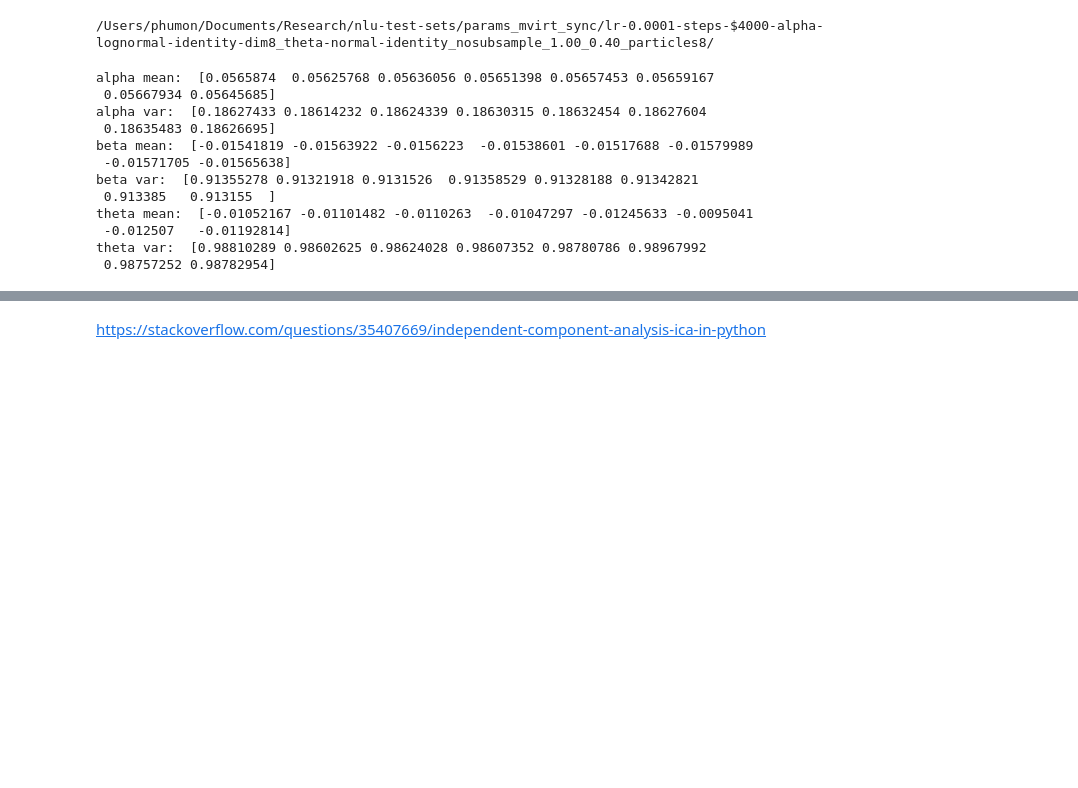
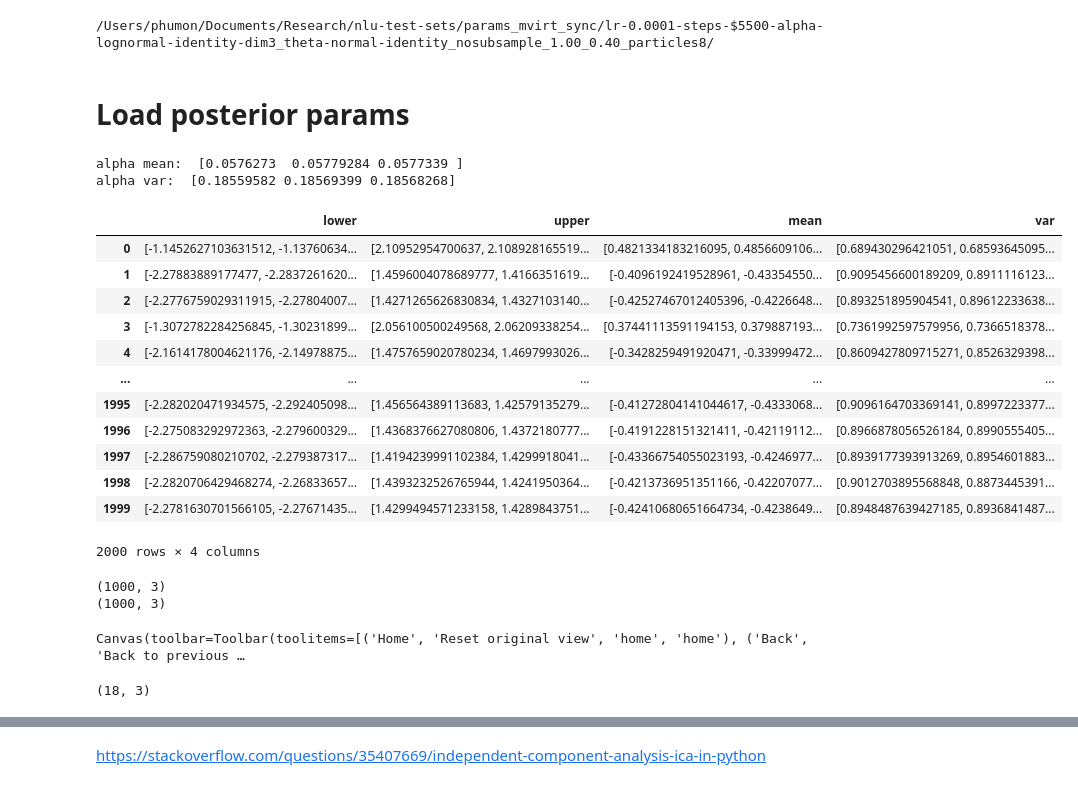
Before and after one commit to nyu-mll/nlu-test-sets, a Jupyter notebook: mirt_analysis/ICA.ipynb, the cells around one changed output, grey strips where cells are left out. Saved outputs shown, nothing was run; the diff lists cells and outputs as text; code cells hidden in the pictures; blank space fills up the shorter version.

```diff
--- a/mirt_analysis/ICA.ipynb
+++ b/mirt_analysis/ICA.ipynb
@@ -17,0 +20,6 @@ import matplotlib.pyplot as plt
+# %%
+base_dir='/Users/phumon/Documents/Research/nlu-test-sets/data_synthetic'
+path_prior_1=f'params_sync_dim3_mean0_alpha-lognormal-4.00_theta-normal-4.00_irt_all_coded.p'
+exp_prior_1=os.path.join(base_dir, path_prior_1)
+
+print(exp_prior_1)
@@ -17,0 +28,4 @@ import matplotlib.pyplot as plt
+# %%
+with open(exp_prior_1, 'rb') as f:
+    prior_dist = pickle.load(f)
+prior_dist
@@ -19,12 +51,14 @@ import matplotlib.pyplot as plt
 import os
 dim=3
 base_dir='/Users/phumon/Documents/Research/nlu-test-sets/params_mvirt_sync'
-file_name=f'lr-0.0001-steps-$4000-alpha-lognormal-identity-dim8_theta-normal-identity_nosubsample_1.00_0.40_particles8/'
+file_name=f'lr-0.0001-steps-$5500-alpha-lognormal-identity-dim3_theta-normal-identity_nosubsample_1.00_0.40_particles8/'
 exp_dir=os.path.join(base_dir, file_name)
 
 print(exp_dir)
 # %% [output]
-/Users/phumon/Documents/Research/nlu-test-sets/params_mvirt_sync/lr-0.0001-steps-$4000-alpha-lognormal-identity-dim8_theta-normal-identity_nosubsample_1.00_0.40_particles8/
+/Users/phumon/Documents/Research/nlu-test-sets/params_mvirt_sync/lr-0.0001-steps-$5500-alpha-lognormal-identity-dim3_theta-normal-identity_nosubsample_1.00_0.40_particles8/
+# %% [markdown]
+# Load posterior params
 # %%
 param_plot_stats = {}
 keys = ['a', 'b', 'g', 't']
@@ -37,20 +71,50 @@ param_plot_stats['a']['log_mean'] = param_plot_stats['a']['mean'].apply(lambda x
 alpha_mean, alpha_var = param_plot_stats['a']["log_mean"].to_numpy().mean(), param_plot_stats['a']["var"].to_numpy().mean()
 print("alpha mean: ", alpha_mean)
 print("alpha var: ", alpha_var)
-print("beta mean: ", beta_mean)
-print("beta var: ", beta_var)
-print("theta mean: ", t_mean)
-print("theta var: ", t_var)
 # %% [output]
-alpha mean:  [0.0565874  0.05625768 0.05636056 0.05651398 0.05657453 0.05659167
- 0.05667934 0.05645685]
-alpha var:  [0.18627433 0.18614232 0.18624339 0.18630315 0.18632454 0.18627604
- 0.18635483 0.18626695]
-beta mean:  [-0.01541819 -0.01563922 -0.0156223  -0.01538601 -0.01517688 -0.01579989
- -0.01571705 -0.01565638]
-beta var:  [0.91355278 0.91321918 0.9131526  0.91358529 0.91328188 0.91342821
- 0.913385   0.913155  ]
-theta mean:  [-0.01052167 -0.01101482 -0.0110263  -0.01047297 -0.01245633 -0.0095041
- -0.012507   -0.01192814]
-theta var:  [0.98810289 0.98602625 0.98624028 0.98607352 0.98780786 0.98967992
- 0.98757252 0.98782954]
+alpha mean:  [0.0576273  0.05779284 0.0577339 ]
+alpha var:  [0.18559582 0.18569399 0.18568268]
+# %%
+param_plot_stats['b']
+# %% [output]
+|  | lower | upper | mean | var |
+| 0 | [-1.1452627103631512, -1.13760634... | [2.10952954700637, 2.108928165519... | [0.4821334183216095, 0.4856609106... | [0.689430296421051, 0.68593645095... |
+| 1 | [-2.27883889177477, -2.2837261620... | [1.4596004078689777, 1.4166351619... | [-0.4096192419528961, -0.43354550... | [0.9095456600189209, 0.8911116123... |
+| 2 | [-2.2776759029311915, -2.27804007... | [1.4271265626830834, 1.4327103140... | [-0.42527467012405396, -0.4226648... | [0.893251895904541, 0.89612233638... |
+| 3 | [-1.3072782284256845, -1.30231899... | [2.056100500249568, 2.06209338254... | [0.37441113591194153, 0.379887193... | [0.7361992597579956, 0.7366518378... |
+| 4 | [-2.1614178004621176, -2.14978875... | [1.4757659020780234, 1.4697993026... | [-0.3428259491920471, -0.33999472... | [0.8609427809715271, 0.8526329398... |
+| ... | ... | ... | ... | ... |
+| 1995 | [-2.282020471934575, -2.292405098... | [1.456564389113683, 1.42579135279... | [-0.41272804141044617, -0.4333068... | [0.9096164703369141, 0.8997223377... |
+| 1996 | [-2.275083292972363, -2.279600329... | [1.4368376627080806, 1.4372180777... | [-0.4191228151321411, -0.42119112... | [0.8966878056526184, 0.8990555405... |
+| 1997 | [-2.286759080210702, -2.279387317... | [1.4194239991102384, 1.4299918041... | [-0.43366754055023193, -0.4246977... | [0.8939177393913269, 0.8954601883... |
+| 1998 | [-2.2820706429468274, -2.26833657... | [1.4393232526765944, 1.4241950364... | [-0.4213736951351166, -0.42207077... | [0.9012703895568848, 0.8873445391... |
+| 1999 | [-2.2781630701566105, -2.27671435... | [1.4299494571233158, 1.4289843751... | [-0.42410680651664734, -0.4238649... | [0.8948487639427185, 0.8936841487... |
+2000 rows × 4 columns
+# %%
+print(prior_dist['b'].shape)
+posterior_b_mean = np.vstack(param_plot_stats['b']['mean'][:1000].to_numpy())
+posterior_b_lower = np.vstack(param_plot_stats['b']['lower'][:1000].to_numpy())
+posterior_b_upper = np.vstack(param_plot_stats['b']['upper'][:1000].to_numpy())
+print(posteror_b.shape)
+# %% [output]
+(1000, 3)
+(1000, 3)
+# %%
+plt.figure()
+plt.plot(prior_dist['b'][:,0], posterior_b_mean[:1000,0], marker="o", linestyle="", label="dim0")
+plt.plot(prior_dist['b'][:,1], posterior_b_mean[:1000,1], marker="o", linestyle="", label="dim1")
+plt.plot(prior_dist['b'][:,2], posterior_b_mean[:1000,2], marker="o", linestyle="", label="dim2")
+
+#plt.plot(param_plot_stats['a']['log_mean_'+str(dim)][1000:], param_plot_stats['b']['mean_'+str(dim)][1000:], marker="o", linestyle="", label="dataset2")
+
+plt.legend()
+plt.show()
+# %% [output]
+Canvas(toolbar=Toolbar(toolitems=[('Home', 'Reset original view', 'home', 'home'), ('Back', 'Back to previous …
+# %%
+posterior_t_mean = np.vstack(param_plot_stats['t']['mean'][:1000].to_numpy())
+posterior_t_lower = np.vstack(param_plot_stats['t']['lower'][:1000].to_numpy())
+posterior_t_upper = np.vstack(param_plot_stats['t']['upper'][:1000].to_numpy())
+print(posterior_t_mean.shape)
+# %% [output]
+(18, 3)
```
Also changed, not shown: parts of 34 cells of this notebook, 5 other files.
